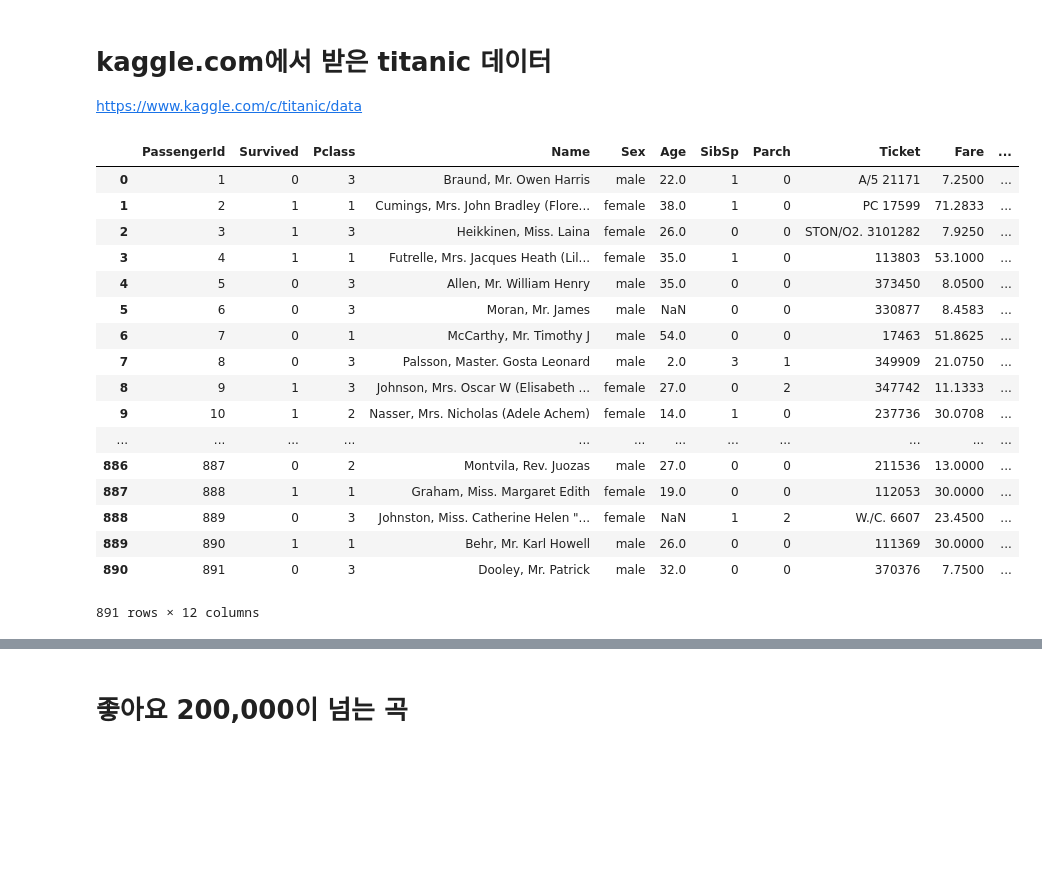
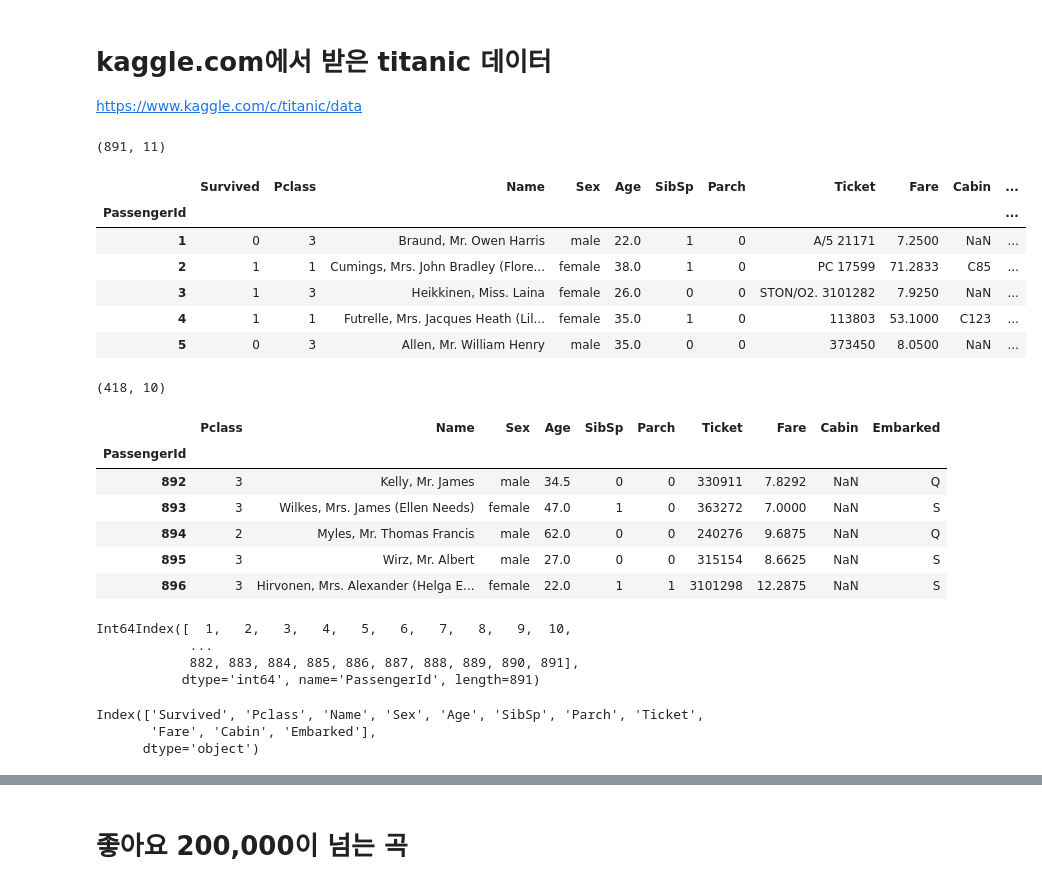
Before and after one commit to allieus/demo-ls-python-201905, a Jupyter notebook: Python Day 2.ipynb, the cells around one changed output, grey strips where cells are left out. Drawn from its saved outputs; the diff is of its cells as text; code cells hidden in the pictures; blank space fills up the shorter version.

```diff
--- a/Python Day 2.ipynb
+++ b/Python Day 2.ipynb
@@ -595,23 +595,41 @@ song_df.iloc[:3][['곡명']]
 
 https://www.kaggle.com/c/titanic/data
 # %%
-pd.read_csv("data/titanic/train.csv")
+train_df = pd.read_csv("data/titanic/train.csv", index_col='PassengerId') #.set_index('PassengerId')
+print(train_df.shape)
+train_df.head()
 # %% [output]
+(891, 11)
-|  | PassengerId | Survived | Pclass | Name | Sex | Age | SibSp | Parch | Ticket | Fare | ... |
-| 0 | 1 | 0 | 3 | Braund, Mr. Owen Harris | male | 22.0 | 1 | 0 | A/5 21171 | 7.2500 | ... |
-| 1 | 2 | 1 | 1 | Cumings, Mrs. John Bradley (Flore... | female | 38.0 | 1 | 0 | PC 17599 | 71.2833 | ... |
-| 2 | 3 | 1 | 3 | Heikkinen, Miss. Laina | female | 26.0 | 0 | 0 | STON/O2. 3101282 | 7.9250 | ... |
-| 3 | 4 | 1 | 1 | Futrelle, Mrs. Jacques Heath (Lil... | female | 35.0 | 1 | 0 | 113803 | 53.1000 | ... |
-| 4 | 5 | 0 | 3 | Allen, Mr. William Henry | male | 35.0 | 0 | 0 | 373450 | 8.0500 | ... |
-| 5 | 6 | 0 | 3 | Moran, Mr. James | male | NaN | 0 | 0 | 330877 | 8.4583 | ... |
-| 6 | 7 | 0 | 1 | McCarthy, Mr. Timothy J | male | 54.0 | 0 | 0 | 17463 | 51.8625 | ... |
-| 7 | 8 | 0 | 3 | Palsson, Master. Gosta Leonard | male | 2.0 | 3 | 1 | 349909 | 21.0750 | ... |
-| 8 | 9 | 1 | 3 | Johnson, Mrs. Oscar W (Elisabeth ... | female | 27.0 | 0 | 2 | 347742 | 11.1333 | ... |
-| 9 | 10 | 1 | 2 | Nasser, Mrs. Nicholas (Adele Achem) | female | 14.0 | 1 | 0 | 237736 | 30.0708 | ... |
-| ... | ... | ... | ... | ... | ... | ... | ... | ... | ... | ... | ... |
-| 886 | 887 | 0 | 2 | Montvila, Rev. Juozas | male | 27.0 | 0 | 0 | 211536 | 13.0000 | ... |
-| 887 | 888 | 1 | 1 | Graham, Miss. Margaret Edith | female | 19.0 | 0 | 0 | 112053 | 30.0000 | ... |
-| 888 | 889 | 0 | 3 | Johnston, Miss. Catherine Helen "... | female | NaN | 1 | 2 | W./C. 6607 | 23.4500 | ... |
-| 889 | 890 | 1 | 1 | Behr, Mr. Karl Howell | male | 26.0 | 0 | 0 | 111369 | 30.0000 | ... |
-| 890 | 891 | 0 | 3 | Dooley, Mr. Patrick | male | 32.0 | 0 | 0 | 370376 | 7.7500 | ... |
+|  | Survived | Pclass | Name | Sex | Age | SibSp | Parch | Ticket | Fare | Cabin | ... |
+| PassengerId |  |  |  |  |  |  |  |  |  |  | ... |
+| 1 | 0 | 3 | Braund, Mr. Owen Harris | male | 22.0 | 1 | 0 | A/5 21171 | 7.2500 | NaN | ... |
+| 2 | 1 | 1 | Cumings, Mrs. John Bradley (Flore... | female | 38.0 | 1 | 0 | PC 17599 | 71.2833 | C85 | ... |
+| 3 | 1 | 3 | Heikkinen, Miss. Laina | female | 26.0 | 0 | 0 | STON/O2. 3101282 | 7.9250 | NaN | ... |
+| 4 | 1 | 1 | Futrelle, Mrs. Jacques Heath (Lil... | female | 35.0 | 1 | 0 | 113803 | 53.1000 | C123 | ... |
+| 5 | 0 | 3 | Allen, Mr. William Henry | male | 35.0 | 0 | 0 | 373450 | 8.0500 | NaN | ... |
-891 rows × 12 columns
+# %%
+test_df = pd.read_csv('data/titanic/test.csv', index_col='PassengerId')
+print(test_df.shape)
+test_df.head()
+# %% [output]
+(418, 10)
+|  | Pclass | Name | Sex | Age | SibSp | Parch | Ticket | Fare | Cabin | Embarked |
+| PassengerId |  |  |  |  |  |  |  |  |  |  |
+| 892 | 3 | Kelly, Mr. James | male | 34.5 | 0 | 0 | 330911 | 7.8292 | NaN | Q |
+| 893 | 3 | Wilkes, Mrs. James (Ellen Needs) | female | 47.0 | 1 | 0 | 363272 | 7.0000 | NaN | S |
+| 894 | 2 | Myles, Mr. Thomas Francis | male | 62.0 | 0 | 0 | 240276 | 9.6875 | NaN | Q |
+| 895 | 3 | Wirz, Mr. Albert | male | 27.0 | 0 | 0 | 315154 | 8.6625 | NaN | S |
+| 896 | 3 | Hirvonen, Mrs. Alexander (Helga E... | female | 22.0 | 1 | 1 | 3101298 | 12.2875 | NaN | S |
+# %%
+train_df.index
+# %% [output]
+Int64Index([  1,   2,   3,   4,   5,   6,   7,   8,   9,  10,
+            ...
+            882, 883, 884, 885, 886, 887, 888, 889, 890, 891],
+           dtype='int64', name='PassengerId', length=891)
+# %%
+train_df.columns
+# %% [output]
+Index(['Survived', 'Pclass', 'Name', 'Sex', 'Age', 'SibSp', 'Parch', 'Ticket',
+       'Fare', 'Cabin', 'Embarked'],
+      dtype='object')
```
Also changed, not shown: parts of 4 cells of this notebook.
